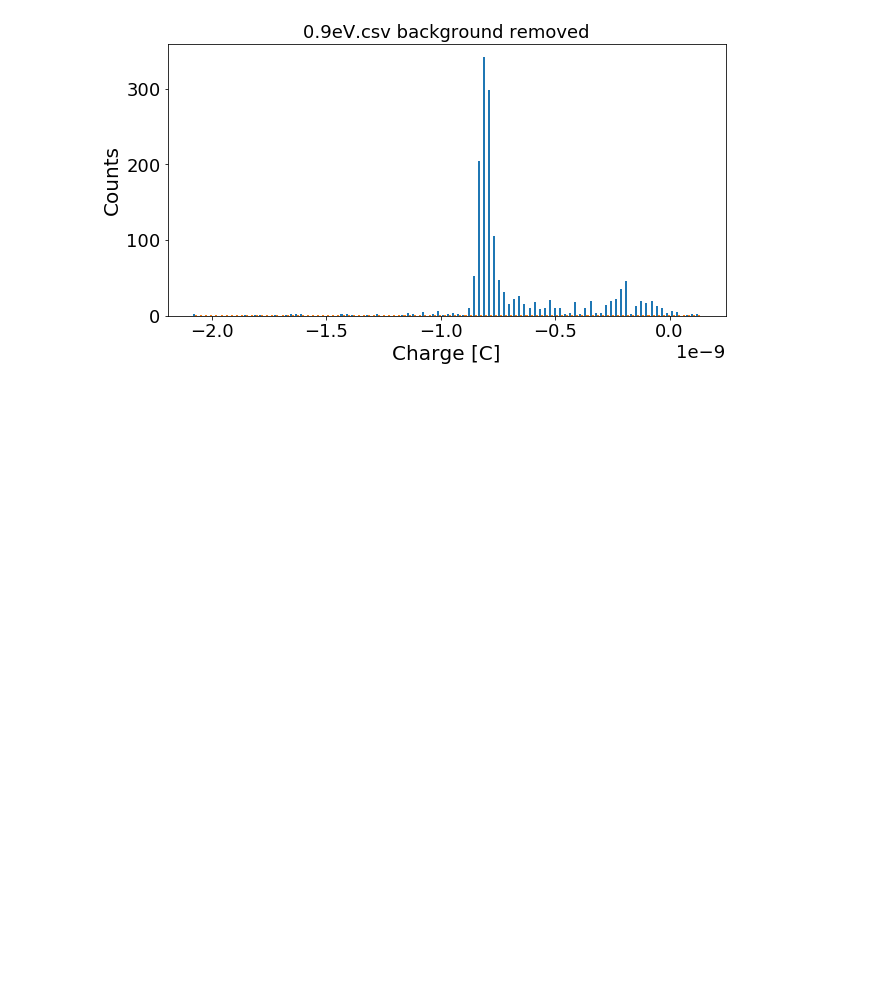
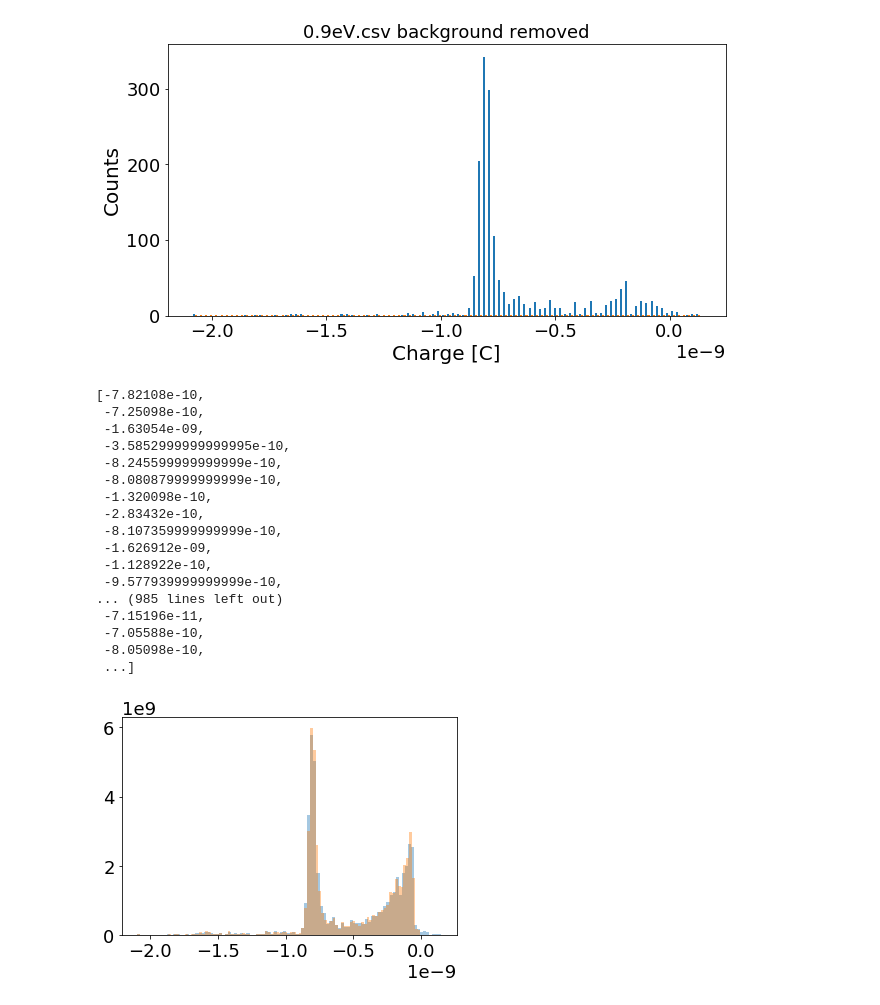
Before and after one commit to wonseokb/phython, a Jupyter notebook: Wonseok's Plot Machine.ipynb, the cells around one changed output. Cells and saved outputs as stored; diff of their text form; code cells hidden in the pictures; blank space fills up the shorter version.

```diff
--- a/Wonseok's Plot Machine.ipynb
+++ b/Wonseok's Plot Machine.ipynb
@@ -323,6 +324,20 @@ for filename in files:
 
     plotHist(Hist_data, filename, bin_num)
     plotHist(Hist_data_difference, filename + " background removed", bin_num)
+
+plt.clf()
+plt.figure(figsize = (14,8))
+for i in range(0,9):
+    num = 1700 + 50*i
+    filename = str(num) + "v-a.csv"
+    tr_data = histData(filename, tot_low, tot_up)
+    plt.hist(tr_data, bins = 100, label = num , alpha = 0.4) #alpha- transperency, range - range of the graph
+
+plt.title("All voltages")
+plt.xlabel("Charge [C]")
+plt.ylabel("Counts")
+plt.legend()
+plt.show()
 # %% [output]
 0.3eV
 [  2   0   0   0   0   0   0   0   0   0   2   0   1   1   0   0   1   0
@@ -384,16 +399,40 @@ for filename in files:
 # %%
 #8. hist data -> truncated hist data
 
 def truncated_hist_data(filename, lowlim = -10, uplim = 10):
     dataframe = pd.read_csv(filename) #creates a dataframe of the csv
     data = np.array(df["Area"]) #coloumn of interest
-    C_data = VStoC(d) #this array can be used to fit a normal distribution
+    C_data = VStoC(data) #this array can be used to fit a normal distribution
+    plt.hist(C_data, bins = 100, alpha = 0.4, label = "legend", density=True)
     truncated_data = [] #data with the lower limt applied, if nothing specified, all values will be taken
     for i in C_data:
         if i >= lowlim and i <= uplim: #finding data within the range, in order to fit a distribution
             #to it if necessary
             truncated_data.append(i)
+    plt.hist(truncated_data, bins = 100, alpha = 0.4, label = "legend", density=True)
     return truncated_data
+
+filename = "1700v-a.csv"
+truncated_hist_data(filename, -1, 0)
+# %% [output]
+[-7.82108e-10,
+ -7.25098e-10,
+ -1.63054e-09,
+ -3.5852999999999995e-10,
+ -8.245599999999999e-10,
+ -8.080879999999999e-10,
+ -1.320098e-10,
+ -2.83432e-10,
+ -8.107359999999999e-10,
+ -1.626912e-09,
+ -1.128922e-10,
+ -9.577939999999999e-10,
+... (985 lines left out)
+ -7.15196e-11,
+ -7.05588e-10,
+ -8.05098e-10,
+ ...]
+[figure, added]
 # %%
 #9. finding the Peak, FWHM, and Eenrgy Resolution
 
```
Also changed, not shown: parts of 4 cells of this notebook, 1 other file.
